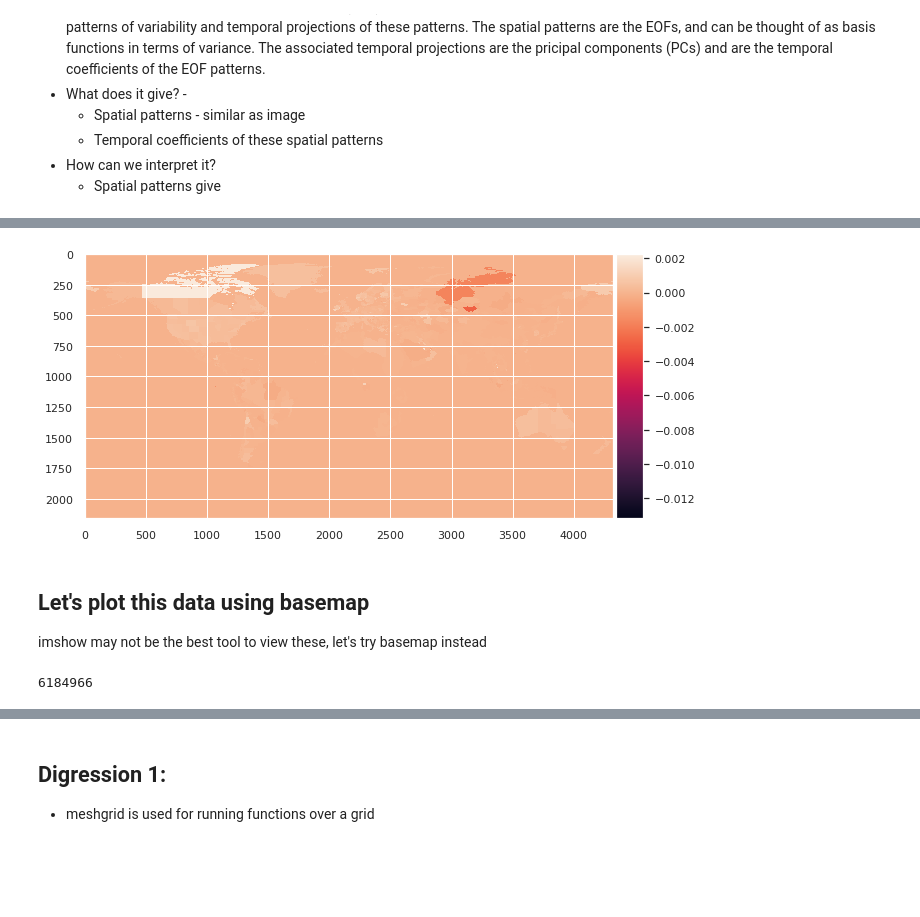
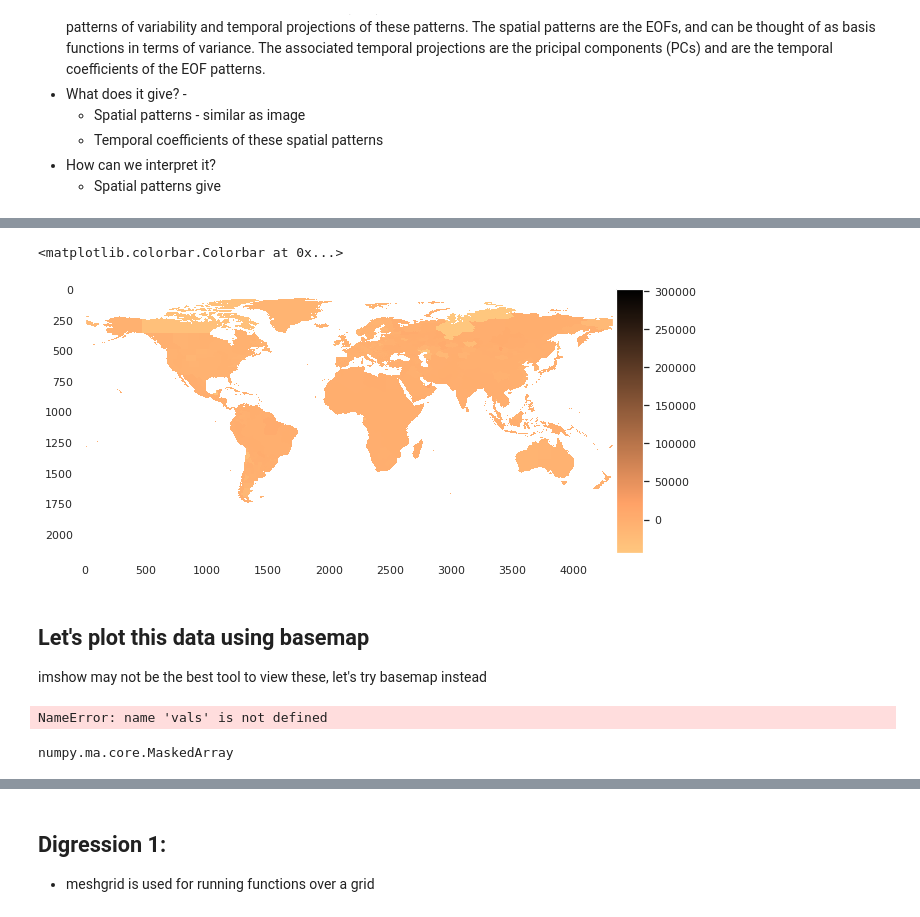
Before and after one commit to ArmaanBhullar/grid_gdp_analysis, a Jupyter notebook: gdp_analysis.ipynb, the cells around one changed output, grey strips where cells are left out. Saved outputs shown, nothing was run; the diff lists cells and outputs as text; code cells hidden in the pictures; blank space fills up the shorter version.

```diff
--- a/gdp_analysis.ipynb
+++ b/gdp_analysis.ipynb
@@ -12,6 +15,7 @@ sns.set()
 # %%
-gdp = Dataset('data/GDP_per_capita_PPP_1990_2015_v2.nc', 'r')
+gdp = Dataset('data/GDP_per_capita_PPP_1990_2015_v2_2.nc', 'r')
 print(gdp)
+gdp.close()
 # %% [output]
 <class 'netCDF4._netCDF4.Dataset'>
 root group (NETCDF4 data model, file format HDF5):
@@ -60,6 +73,7 @@ def correct_orient(data):
     reinverts to plot correctly (human)
     """
     return data[:, :]
+import copy
 def get_data_as_np_array(cdf_data):
     """
     1. construct np array : timexlatxlong
@@ -67,7 +81,14 @@ def get_data_as_np_array(cdf_data):
     """
     data_arr = []
     for i in tqdm.tqdm(range(26)):
-        data = cdf_data.variables['GDP_per_capita_PPP'][i,:,:].data
+        data = copy.deepcopy(cdf_data.variables['GDP_per_capita_PPP'][i,:,:].data)
         data_arr.append(correct_orient(data))
     return np.array(data_arr)
 gdp_arr = get_data_as_np_array(gdp)
+
+import sys
+import pickle
+pickle.dump(gdp_arr, open('./data/GDP_per_capita_PPP_1990_2015_data.pkl', 'wb'))
+pickle.dump(lons, open('./data/GDP_per_capita_PPP_1990_2015_lons.pkl', 'wb'))
+pickle.dump(lats, open('./data/GDP_per_capita_PPP_1990_2015_lats.pkl', 'wb'))
+pickle.dump(years, open('./data/GDP_per_capita_PPP_1990_2015_years.pkl', 'wb'))
@@ -78,3 +95,11 @@ gdp_arr.shape
+# %%
+gdp_3d_mask = np.zeros(gdp_arr.shape, dtype=bool)
+
+gdp_3d_mask[:,:,:] = gdp_arr[0][np.newaxis, :, :] == -9.0
+
+gdp_masked = np.ma.array(gdp_arr, mask=gdp_3d_mask)
+
+mean = np.ma.mean(gdp_masked, axis=0)
 # %%
 from eofs.standard import Eof
 import importlib as imp
@@ -104,14 +156,18 @@ Shape for time components :  (26, 26)
 # %%
 from mpl_toolkits.axes_grid1 import make_axes_locatable
-component_number = 1
+component_number = 3
 fig, ax = plt.subplots(figsize = (10, 10))
-im = ax.imshow(spatial_components[component_number].reshape(dims))
+cmap = plt.cm.copper_r
+cmap.set_bad('white',1.)
+im = ax.imshow(gdp_masked[component_number], cmap=cmap)
+ax.grid(False)
 divider = make_axes_locatable(ax)
 cax = divider.append_axes("right", size="5%", pad=0.05)
-plt.colorbar(im,cax)
-plt.savefig('component_{}.png'.format(component_number), dpi=500)
+plt.colorbar(im, cax)
+# plt.savefig('component_{}.png'.format(component_number), dpi=500)
 # %% [output]
+<matplotlib.colorbar.Colorbar at 0x...>
-[figure, old version]
+[figure, new version]
 # %% [markdown]
 ## Let's plot this data using basemap
 imshow may not be the best tool to view these, let's try basemap instead
@@ -122,7 +174,6 @@ imshow may not be the best tool to view these, let's try basemap instead
 # %%
-
-type(vals)
+print(type(vals))
 np.sum(vals.mask)
 # spatial_components[i,:,:].squeeze().shape
 # %% [output]
-6184966
+NameError: name 'vals' is not defined
@@ -133,2 +182,6 @@ np.sum(vals.mask)
+# %%
+type(spatial_components[0])
+# %% [output]
+numpy.ma.core.MaskedArray
 # %%
 from mpl_toolkits.basemap import Basemap, maskoceans
```
Also changed, not shown: parts of 21 cells of this notebook, 5 other files.
